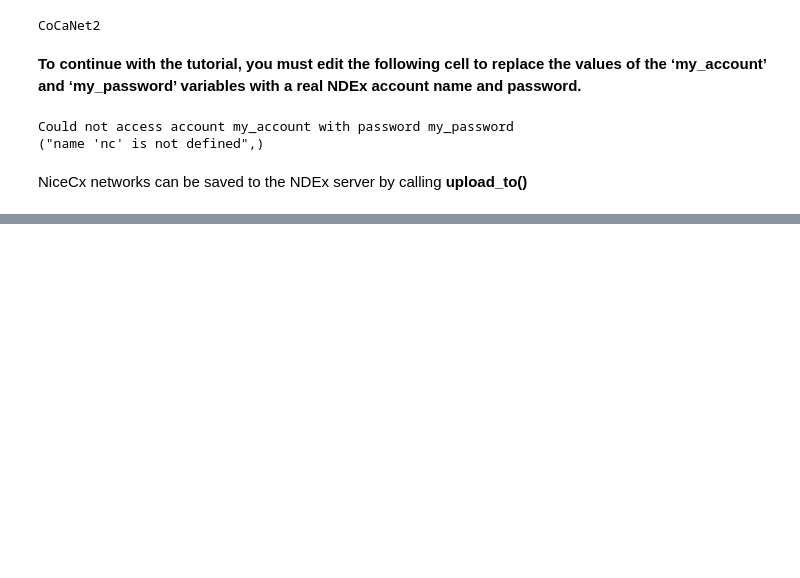
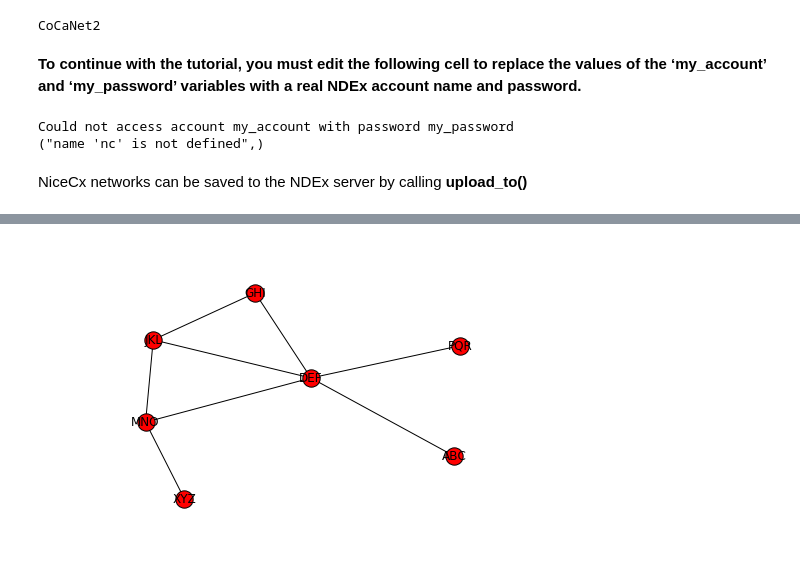
Before and after one commit to ndexbio/ndex-jupyter-notebooks, a Jupyter notebook: notebooks/NiceCX v1.0 Tutorial.ipynb, the cells around one changed output, grey strips where cells are left out. Cells and saved outputs as stored; diff of their text form; code cells hidden in the pictures; blank space fills up the shorter version.

Commit message:
plot code

```diff
--- a/notebooks/NiceCX v1.0 Tutorial.ipynb
+++ b/notebooks/NiceCX v1.0 Tutorial.ipynb
@@ -301,0 +303,14 @@ http://dev2.ndexbio.org/v2/network/4f53171c-600f-11e6-b0a6-06603eb7f303/aspect
+# %%
+#===============================================
+# Plot using the networkx representation of cx
+#===============================================
+niceCx_full_networkx = niceCx_full.to_networkx()
+
+names = {}
+for n in niceCx_full_networkx.nodes():
+    names[n] = n
+
+nx.draw(niceCx_full_networkx, labels = names,with_labels=True)
+plt.show()
+# %% [output]
+[figure, added]
```
Also changed, not shown: parts of 4 cells of this notebook.
